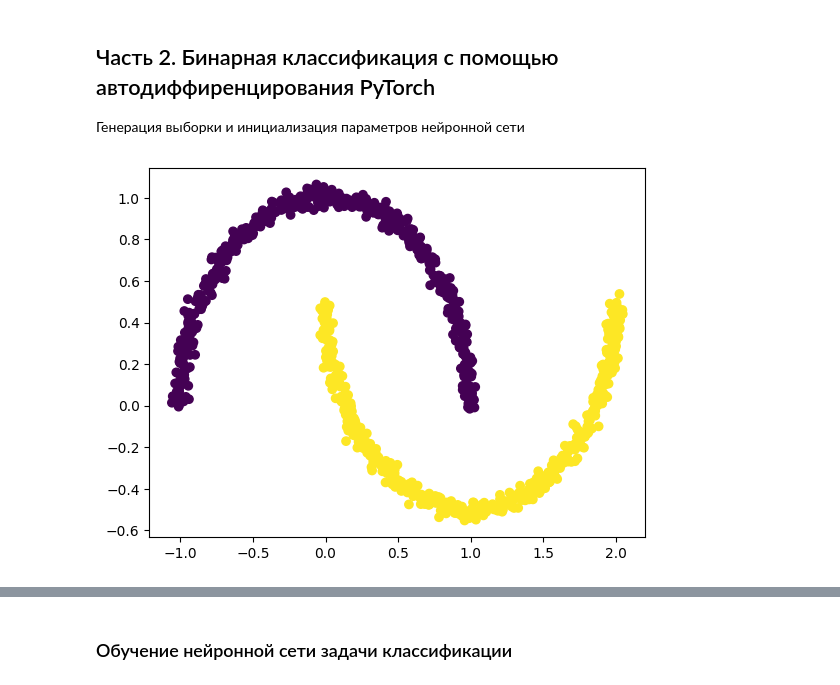
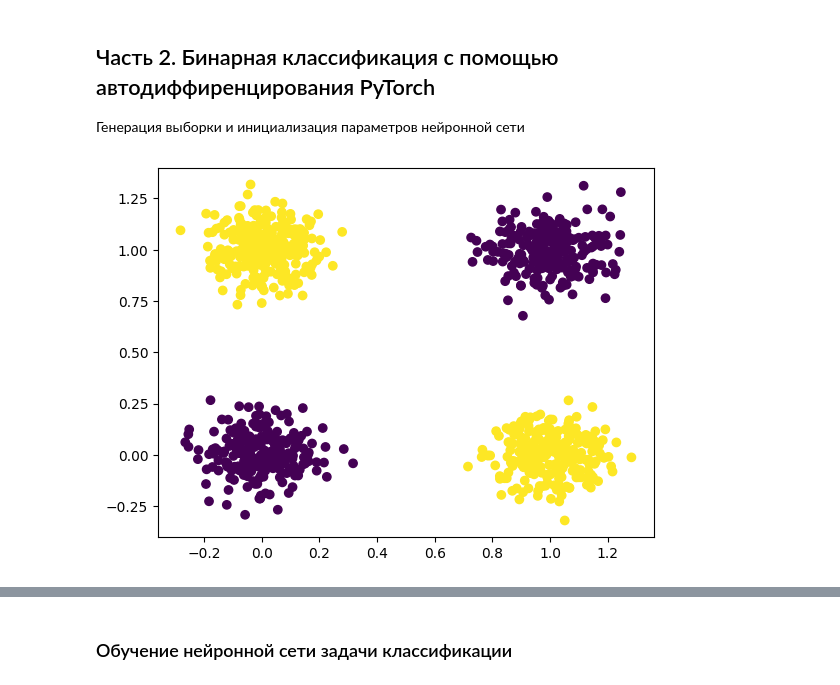
Before and after one commit to DeadlySquad13/t5-2-Neuroscience__Labs, a Jupyter notebook: src/lab1/main.ipynb, the cells around one changed output, grey strips where cells are left out. Cells and saved outputs as stored; diff of their text form; code cells hidden in the pictures.

```diff
--- a/src/lab1/main.ipynb
+++ b/src/lab1/main.ipynb
@@ -150,42 +152,15 @@ print(cur_loss.numpy().mean())
 # %% [markdown]
 ## Часть 2. Бинарная классификация с помощью автодиффиренцирования PyTorch
 Генерация выборки и инициализация параметров нейронной сети
-# %%
-from sklearn.datasets import make_circles, make_moons  # noqa
-
-# Данные, которые стараемся классифицировать:
-# Исходная функция:
-# X = np.random.randint(2, size=(1000, 2))
-# y = (X[:, 0] + X[:, 1]) % 2  # XOR
-# X = X + np.random.normal(0, scale=0.1, size=X.shape)
-
-# Кольца, вложенные друг в друга.
-# X, y = make_circles(n_samples=1000, noise=0.025)
-
-# Вложенные друг в друга месяцы.
-X, y = make_moons(n_samples=1000, noise=0.025)
-
-plt.scatter(X[:, 0], X[:, 1], c=y)
-####################################################
-tensor_X = np_to_tensor(X, size=2)
-tensor_y = np_to_tensor(y)
-
-HIDDEN_SIZE = 48
-
-
-# Инициализация весов MLP с одним скрытым слоём
-def init_neural_network(hidden_size=HIDDEN_SIZE):
-    weights1 = ((torch.rand(2, hidden_size) - 0.5) / 10).detach().requires_grad_(True)
-    bias1 = torch.zeros(hidden_size, requires_grad=True)
-
-    weights2 = ((torch.rand(hidden_size, 1) - 0.5) / 10).detach().requires_grad_(True)
-    bias2 = torch.zeros(1, requires_grad=True)
-
-    return {"weights1": weights1, "bias1": bias1, "weights2": weights2, "bias2": bias2}
-
-
-weights1, bias1, weights2, bias2 = itemgetter("weights1", "bias1", "weights2", "bias2")(
-    init_neural_network()
-)
-# %% [output]
-[figure, removed]
+# %%
+def demonstrate_dataset(X: ArrayLike, y: ArrayLike):
+    plt.scatter(X[:, 0], X[:, 1], c=y)
+# %%
+# Данные, которые стараемся классифицировать:
+X_xor = np.random.randint(2, size=(1000, 2))
+y_xor = (X_xor[:, 0] + X_xor[:, 1]) % 2  # XOR
+X_xor = X_xor + np.random.normal(0, scale=0.1, size=X_xor.shape)
+
+demonstrate_dataset(X_xor, y_xor)
+# %% [output]
+[figure, added]
```
Also changed, not shown: parts of 19 cells of this notebook, 1 other file.
